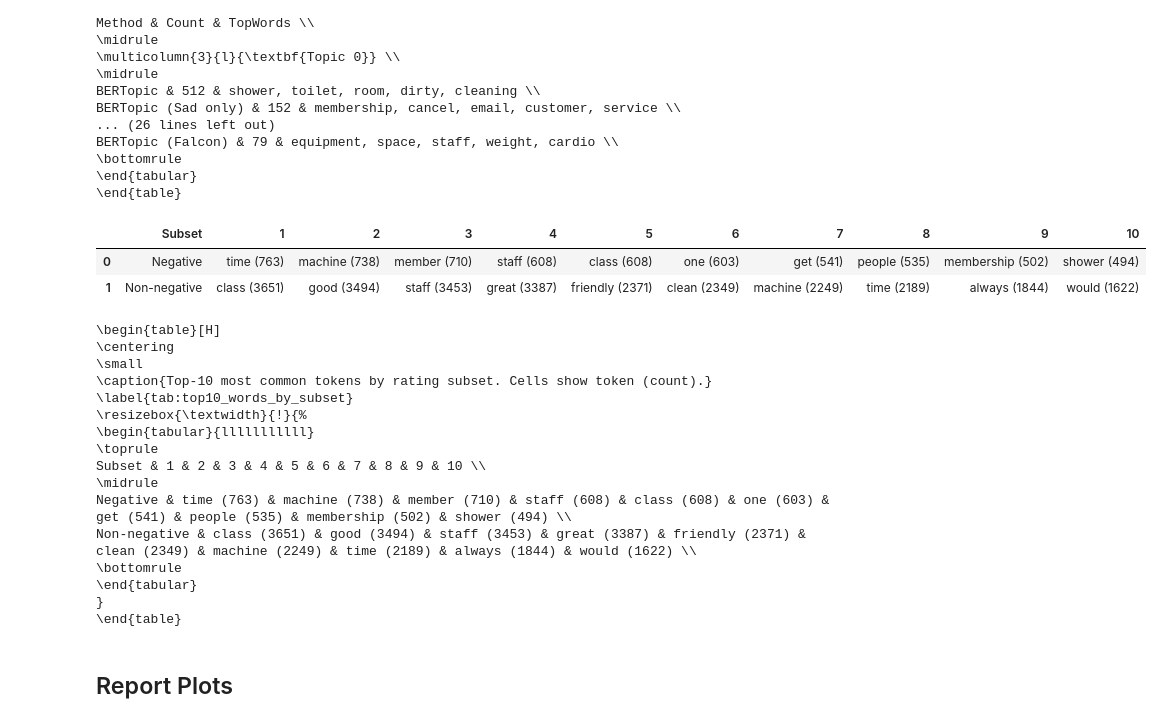
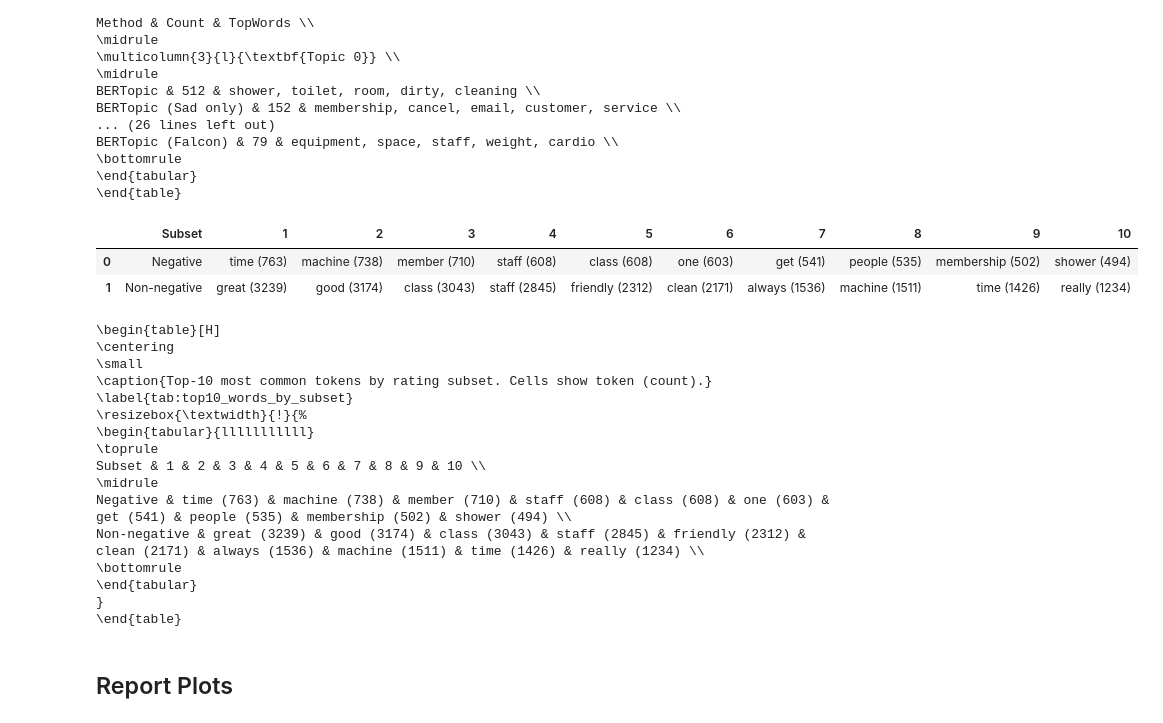
Before and after one commit to joshuabdixon/PureGym-NLP-UDA, a Jupyter notebook: notebooks/08_compile_results_for_report.ipynb, the cells around one changed output. Drawn from its saved outputs; the diff is of its cells as text; code cells hidden in the pictures.

Commit message:
Amend file path

```diff
--- a/notebooks/08_compile_results_for_report.ipynb
+++ b/notebooks/08_compile_results_for_report.ipynb
@@ -113,7 +111,7 @@ FILES = {
     "LDA_NEG": "lda_preprocessed_negative_gensim_lda_topics.csv",
     "LLM_TOPICS_FILTERED": "llm_topics_negative_unprocessed_filtered.csv",
     "TOP10_NEG": "trustpilot_negative_top10_words.csv",
-    "TOP10_ALL": "trustpilot_top10_words.csv",
+    "TOP10_NON": "trustpilot_non_negative_top10_words.csv",
     "BERTOPIC_LLM_TOP": "bertopic_llm_topics_negative_top_topics.csv",
     "BERTOPIC_LLM_INFO": "bertopic_llm_topics_negative_topic_info.csv",
 }
@@ -505,12 +503,7 @@ def to_booktabs(latex: str) -> str:
 
 # Paths
 neg_path = REPORT_TABLES_DIR / "trustpilot_negative_top10_words.csv"
-nonneg_path = first_existing_path(
-    [
-        REPORT_TABLES_DIR / "trustpilot_non_negative_top10_words.csv",
-        REPORT_TABLES_DIR / "trustpilot_top10_words.csv",
-    ]
-)
+nonneg_path = REPORT_TABLES_DIR / "trustpilot_non_negative_top10_words.csv"
 
 if not neg_path.exists():
     raise FileNotFoundError(f"Missing expected file: {neg_path}")
@@ -529,34 +522,34 @@ df_wide = pd.DataFrame(
 
 # Base LaTeX from pandas
 tab = df_wide.to_latex(
     index=False,
     escape=True,
     longtable=False,
     column_format="l" + "l" * 10,
 )
 
 tab = to_booktabs(tab)
 
 latex_out = "\n".join(
     [
         r"\begin{table}[H]",
         r"\centering",
         r"\small",
         r"\caption{Top-10 most common tokens by rating subset. Cells show token (count).}",
         r"\label{tab:top10_words_by_subset}",
         r"\resizebox{\textwidth}{!}{%",
         tab.strip(),
         r"}",
         r"\end{table}",
     ]
 )
 
 display(df_wide)
 print(latex_out)
 # %% [output]
 |  | Subset | 1 | 2 | 3 | 4 | 5 | 6 | 7 | 8 | 9 | 10 |
 | 0 | Negative | time (763) | machine (738) | member (710) | staff (608) | class (608) | one (603) | get (541) | people (535) | membership (502) | shower (494) |
-| 1 | Non-negative | class (3651) | good (3494) | staff (3453) | great (3387) | friendly (2371) | clean (2349) | machine (2249) | time (2189) | always (1844) | would (1622) |
+| 1 | Non-negative | great (3239) | good (3174) | class (3043) | staff (2845) | friendly (2312) | clean (2171) | always (1536) | machine (1511) | time (1426) | really (1234) |
 \begin{table}[H]
 \centering
 \small
@@ -568,7 +561,7 @@ print(latex_out)
 Subset & 1 & 2 & 3 & 4 & 5 & 6 & 7 & 8 & 9 & 10 \\
 \midrule
 Negative & time (763) & machine (738) & member (710) & staff (608) & class (608) & one (603) & get (541) & people (535) & membership (502) & shower (494) \\
-Non-negative & class (3651) & good (3494) & staff (3453) & great (3387) & friendly (2371) & clean (2349) & machine (2249) & time (2189) & always (1844) & would (1622) \\
+Non-negative & great (3239) & good (3174) & class (3043) & staff (2845) & friendly (2312) & clean (2171) & always (1536) & machine (1511) & time (1426) & really (1234) \\
 \bottomrule
 \end{tabular}
 }
```
Also changed, not shown: parts of 1 cell of this notebook.
